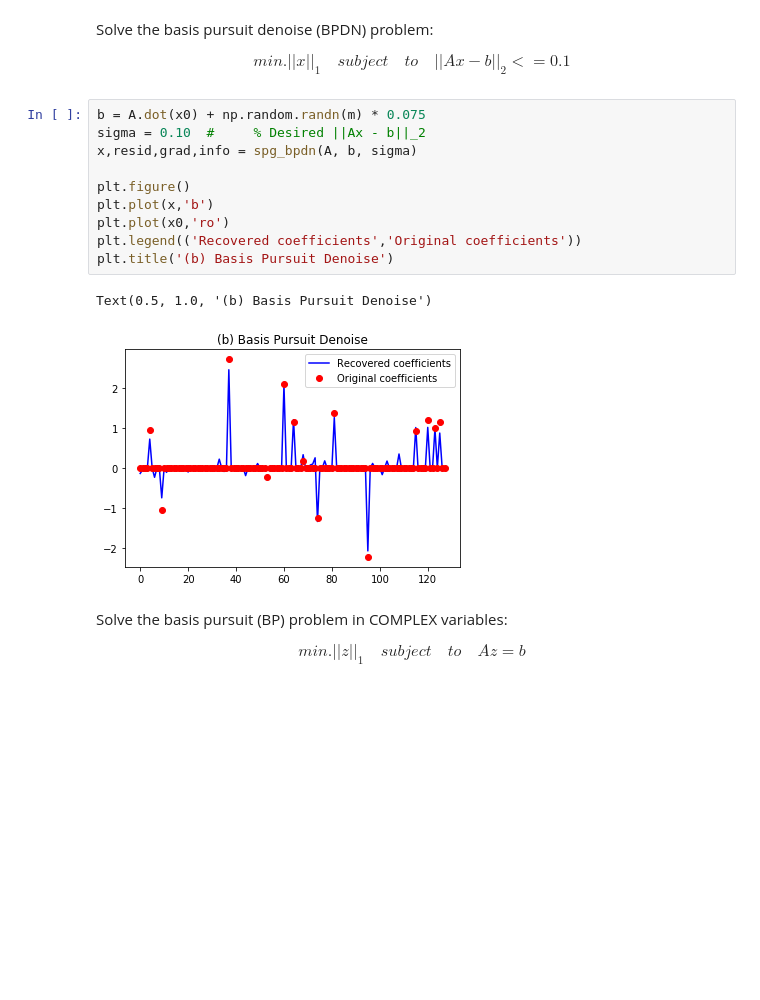
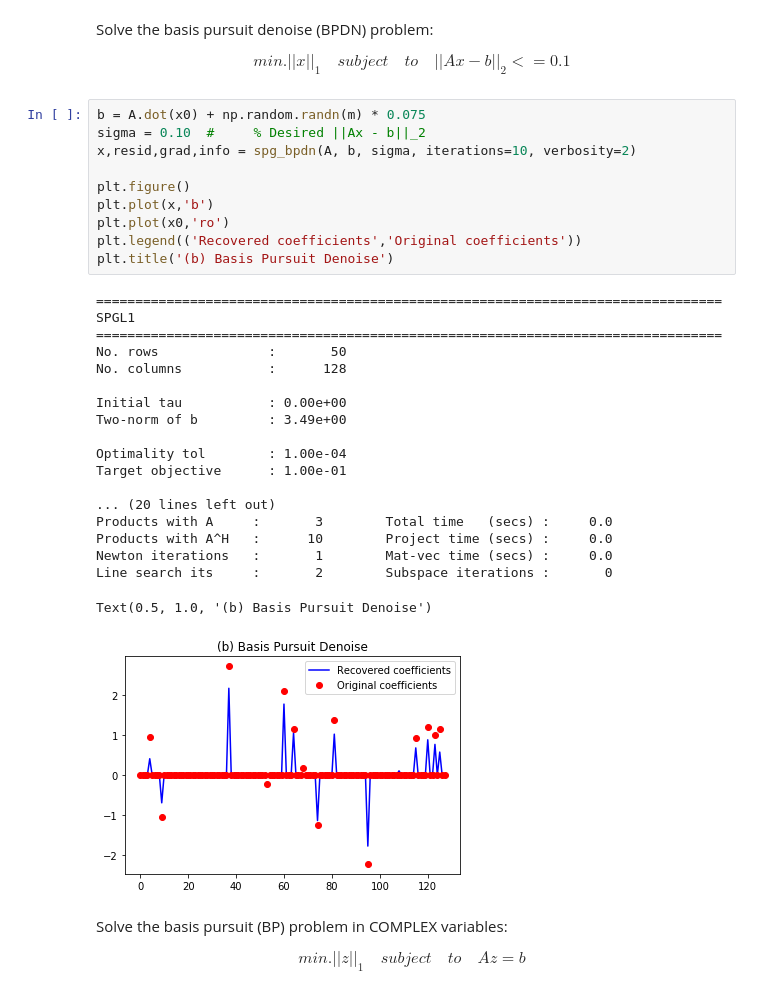
Before and after one commit to drrelyea/spgl1, a Jupyter notebook: examples/Official_demo.ipynb, the cells around one changed output. Saved outputs shown, nothing was run; the diff lists cells and outputs as text; blank space fills up the shorter version.

```diff
--- a/examples/Official_demo.ipynb
+++ b/examples/Official_demo.ipynb
@@ -73,16 +117,33 @@ $$min. ||x||_1 \quad subject \quad to \quad ||Ax - b||_2 <= 0.1$$
 # %%
 b = A.dot(x0) + np.random.randn(m) * 0.075
 sigma = 0.10  #     % Desired ||Ax - b||_2
-x,resid,grad,info = spg_bpdn(A, b, sigma)
+x,resid,grad,info = spg_bpdn(A, b, sigma, iterations=10, verbosity=2)
 
 plt.figure()
 plt.plot(x,'b')
 plt.plot(x0,'ro')
 plt.legend(('Recovered coefficients','Original coefficients'))
 plt.title('(b) Basis Pursuit Denoise')
 # %% [output]
-Text(0.5, 1.0, '(b) Basis Pursuit Denoise')
+================================================================================
+SPGL1
+================================================================================
+No. rows              :       50
+No. columns           :      128
+
+Initial tau           : 0.00e+00
+Two-norm of b         : 3.49e+00
+
+Optimality tol        : 1.00e-04
+Target objective      : 1.00e-01
+
+... (20 lines left out)
+Products with A     :       3        Total time   (secs) :     0.0
+Products with A^H   :      10        Project time (secs) :     0.0
+Newton iterations   :       1        Mat-vec time (secs) :     0.0
+Line search its     :       2        Subspace iterations :       0
+Text(0.5, 1.0, '(b) Basis Pursuit Denoise')
-[figure, old version]
+[figure, new version]
 # %% [markdown]
 Solve the basis pursuit (BP) problem in COMPLEX variables:
 
```
Also changed, not shown: parts of 12 cells of this notebook, 7 other files.
